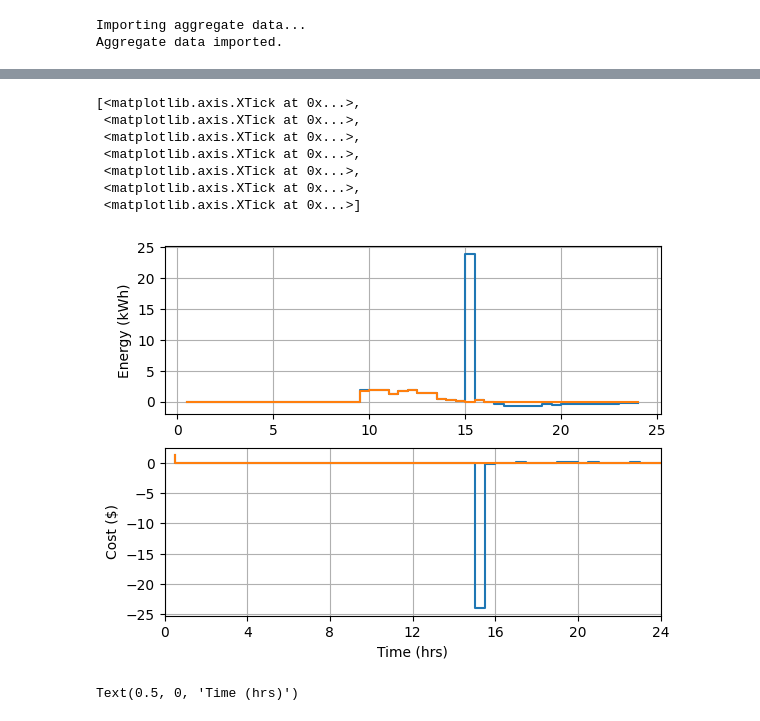
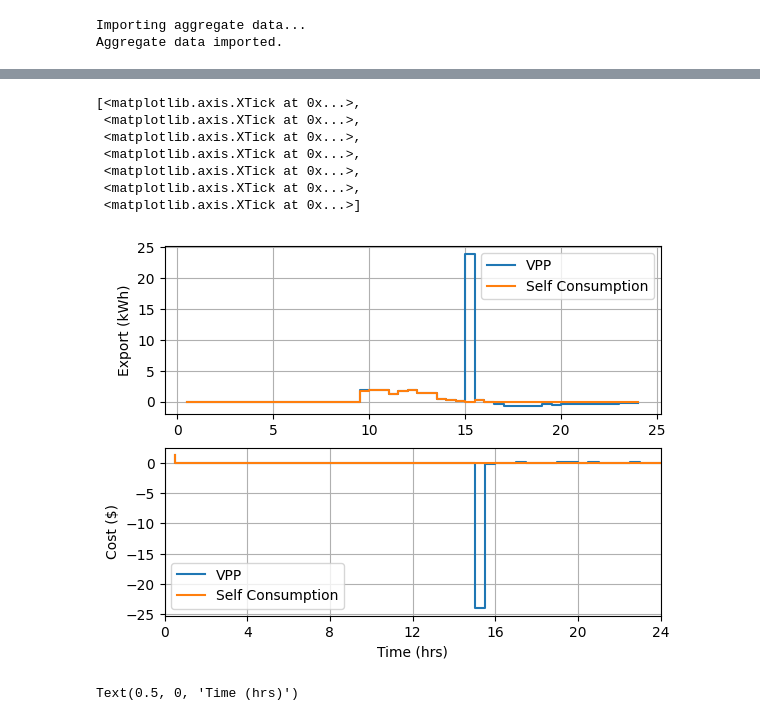
Before and after one commit to mabrett1234/ELEC9715_project, a Jupyter notebook: plotting_speedrun.ipynb, the cells around one changed output, grey strips where cells are left out. Drawn from its saved outputs; the diff is of its cells as text; code cells hidden in the pictures.

```diff
--- a/plotting_speedrun.ipynb
+++ b/plotting_speedrun.ipynb
@@ -123,41 +119,43 @@ ax.grid()
 # Plot for self consumption
 # Export
 exp = dat_24hr_sc['Export (kWh)'] - dat_24hr_sc['Import (kWh)']
+ax.step(t_hrs, exp, label = "VPP")
+exp = dat_24hr_vpp['Export (kWh)'] - dat_24hr_vpp['Import (kWh)']
 ax.step(t_hrs, exp, label = "Self Consumption")
-exp = dat_24hr_vpp['Export (kWh)'] - dat_24hr_vpp['Import (kWh)']
-ax.step(t_hrs, exp, label = "Origin VPP")
-ax.set_ylabel("Energy (kWh)")
+ax.set_ylabel("Export (kWh)")
+ax.legend()
 # Plot
 ax = plt.subplot(2,1,2)
 ax.grid()
 #spot = dat_24hr_sc['Spot Price ($/kWh)']
 #ax.step(t_hrs, spot, label = "Spot Price")
 bill = -dat_24hr_sc['Total Profit ($)']
+ax.step(t_hrs, bill, label = "VPP")
+bill = -dat_24hr_vpp['Total Profit ($)']
 ax.step(t_hrs, bill, label = "Self Consumption")
-bill = -dat_24hr_vpp['Total Profit ($)']
-ax.step(t_hrs, bill, label = "VPP")
 ax.set_ylabel("Cost ($)")
+ax.legend()
 
 ax.set_xlabel("Time (hrs)")
 ax.set_xlim([0, 24])
 ax.set_xticks(np.arange(0,25,4))
 
 # Bill cost
 # Spot price
 
 # During grid event
 # Same plots as above
 
 # Plot battery SoC over time
 # %% [output]
 [<matplotlib.axis.XTick at 0x...>,
  <matplotlib.axis.XTick at 0x...>,
  <matplotlib.axis.XTick at 0x...>,
  <matplotlib.axis.XTick at 0x...>,
  <matplotlib.axis.XTick at 0x...>,
  <matplotlib.axis.XTick at 0x...>,
  <matplotlib.axis.XTick at 0x...>]
-[figure, old version]
+[figure, new version]
 # %%
 # Aggregate data plots - Totals by time
 #print(df_agg_time)
```
Also changed, not shown: parts of 2 cells of this notebook, 5 other files.
